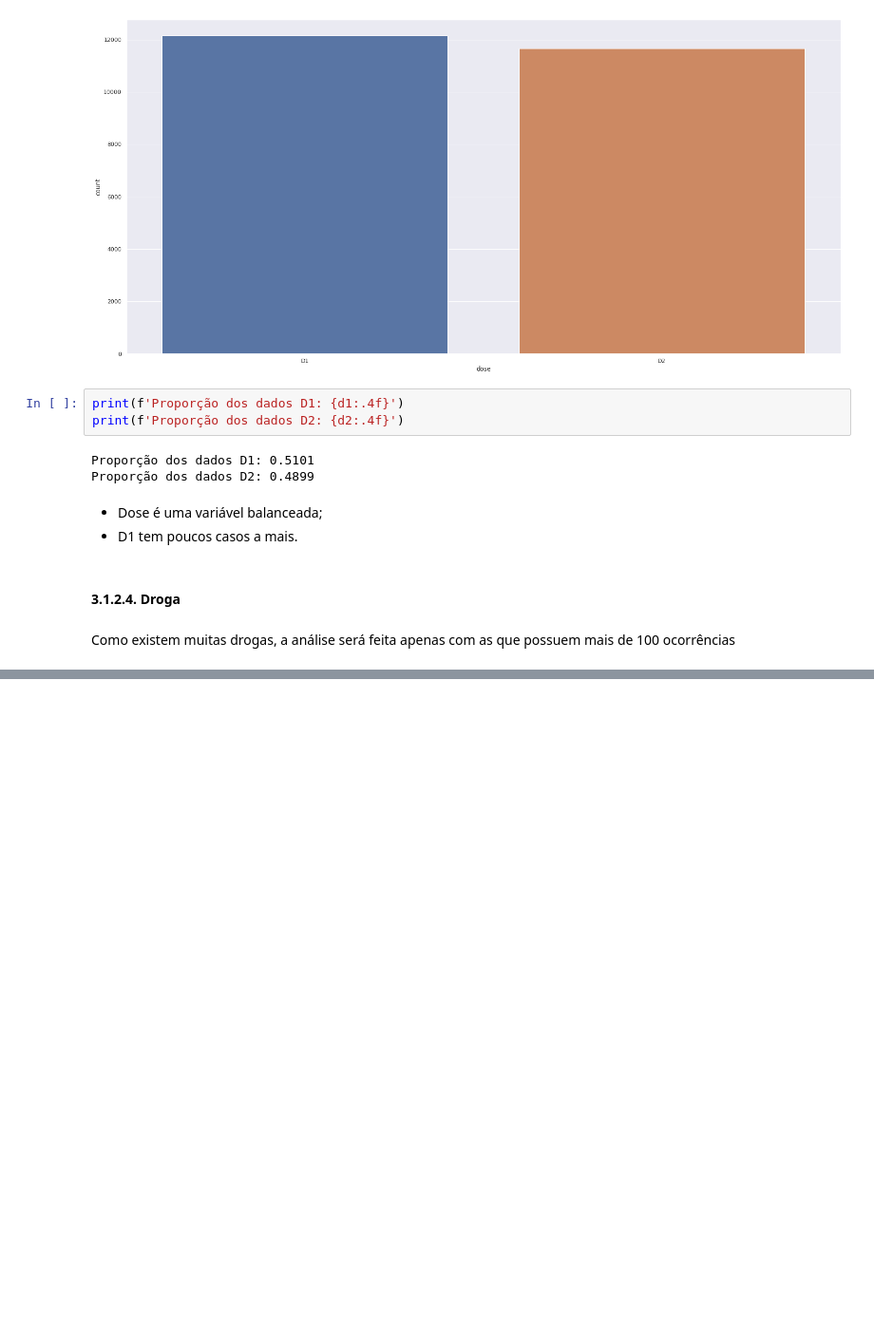
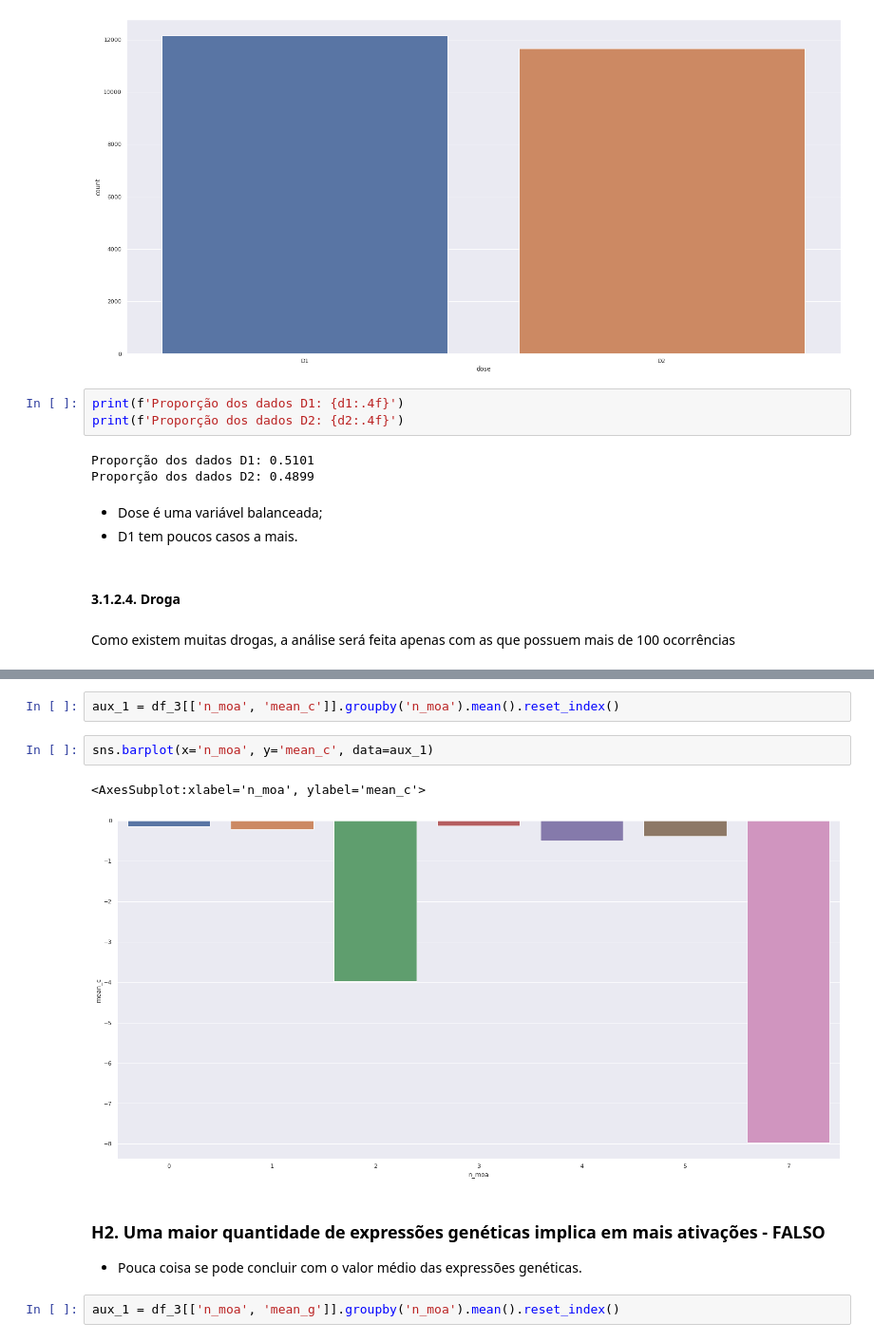
Before and after one commit to tadeucbm/imersao-dados-desafio-final, a Jupyter notebook: Notebooks/projeto_imersao_dados.ipynb, the cells around one changed output, grey strips where cells are left out. Shown: that part at 95% size. Drawn from its saved outputs; the diff is of its cells as text; blank space fills up the shorter version.

```diff
--- a/Notebooks/projeto_imersao_dados.ipynb
+++ b/Notebooks/projeto_imersao_dados.ipynb
@@ -582,0 +652,12 @@ df_exp
+# %%
+aux_1 = df_3[['n_moa', 'mean_c']].groupby('n_moa').mean().reset_index()
+# %%
+sns.barplot(x='n_moa', y='mean_c', data=aux_1)
+# %% [output]
+<AxesSubplot:xlabel='n_moa', ylabel='mean_c'>
+[figure, added]
+# %% [markdown]
+### H2. Uma maior quantidade de expressões genéticas implica em mais ativações - FALSO
+- Pouca coisa se pode concluir com o valor médio das expressões genéticas.
+# %%
+aux_1 = df_3[['n_moa', 'mean_g']].groupby('n_moa').mean().reset_index()
```
Also changed, not shown: parts of 102 cells of this notebook.
